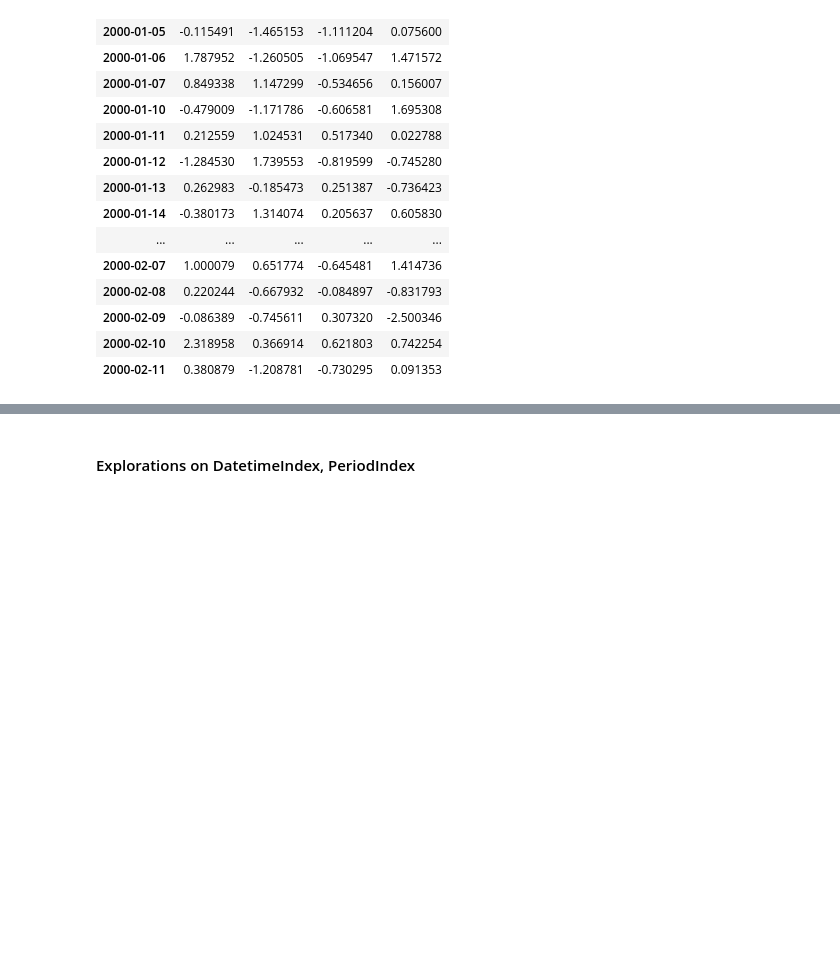
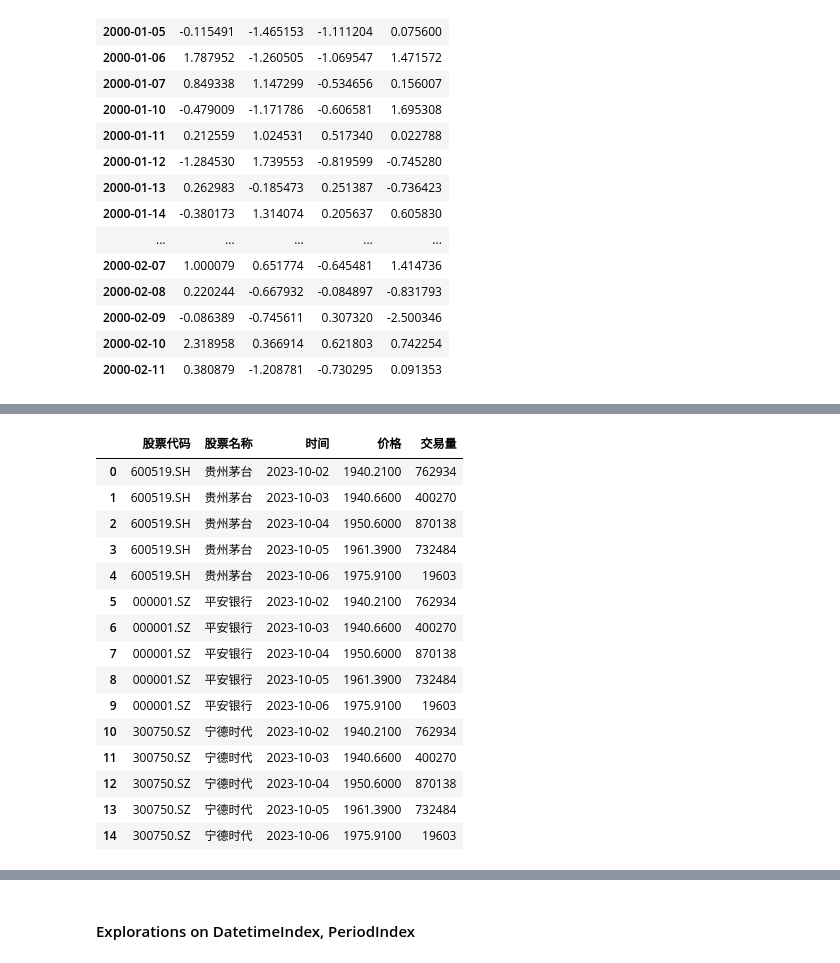
Before and after one commit to abzhaobo/abzhaobo.github.io, a Jupyter notebook: assets/courses/quant_2026/np_pd_plot.ipynb, the cells around one changed output, grey strips where cells are left out. Saved outputs shown, nothing was run; the diff lists cells and outputs as text; code cells hidden in the pictures; blank space fills up the shorter version.

```diff
--- a/assets/courses/quant_2026/np_pd_plot.ipynb
+++ b/assets/courses/quant_2026/np_pd_plot.ipynb
@@ -540,0 +602,19 @@ df2
+# %%
+df_stock
+# %% [output]
+|  | 股票代码 | 股票名称 | 时间 | 价格 | 交易量 |
+| 0 | 600519.SH | 贵州茅台 | 2023-10-02 | 1940.2100 | 762934 |
+| 1 | 600519.SH | 贵州茅台 | 2023-10-03 | 1940.6600 | 400270 |
+| 2 | 600519.SH | 贵州茅台 | 2023-10-04 | 1950.6000 | 870138 |
+| 3 | 600519.SH | 贵州茅台 | 2023-10-05 | 1961.3900 | 732484 |
+| 4 | 600519.SH | 贵州茅台 | 2023-10-06 | 1975.9100 | 19603 |
+| 5 | 000001.SZ | 平安银行 | 2023-10-02 | 1940.2100 | 762934 |
+| 6 | 000001.SZ | 平安银行 | 2023-10-03 | 1940.6600 | 400270 |
+| 7 | 000001.SZ | 平安银行 | 2023-10-04 | 1950.6000 | 870138 |
+| 8 | 000001.SZ | 平安银行 | 2023-10-05 | 1961.3900 | 732484 |
+| 9 | 000001.SZ | 平安银行 | 2023-10-06 | 1975.9100 | 19603 |
+| 10 | 300750.SZ | 宁德时代 | 2023-10-02 | 1940.2100 | 762934 |
+| 11 | 300750.SZ | 宁德时代 | 2023-10-03 | 1940.6600 | 400270 |
+| 12 | 300750.SZ | 宁德时代 | 2023-10-04 | 1950.6000 | 870138 |
+| 13 | 300750.SZ | 宁德时代 | 2023-10-05 | 1961.3900 | 732484 |
+| 14 | 300750.SZ | 宁德时代 | 2023-10-06 | 1975.9100 | 19603 |
```
Also changed, not shown: parts of 12 cells of this notebook, 6 other files.
